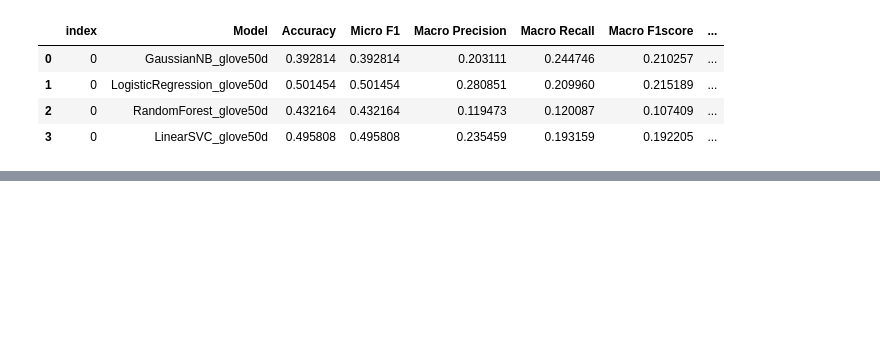
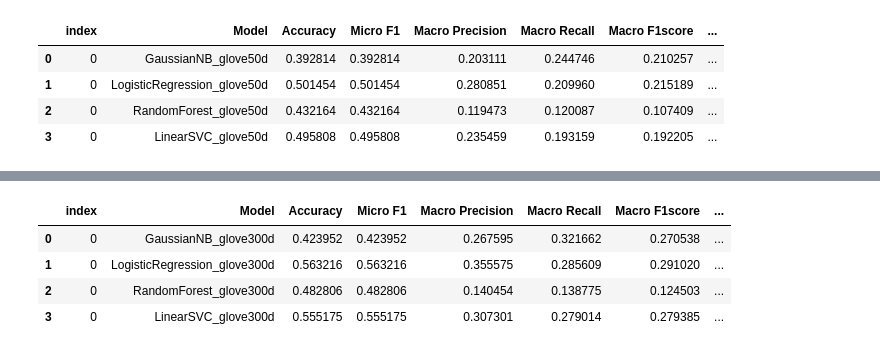
Before and after one commit to siddharthshenoy/Keywordandsum, a Jupyter notebook: ASAR.ipynb, the cells around one changed output, grey strips where cells are left out. Cells and saved outputs as stored; diff of their text form; code cells hidden in the pictures; blank space fills up the shorter version.

```diff
--- a/ASAR.ipynb
+++ b/ASAR.ipynb
@@ -661,0 +894,12 @@ results_cv_straitified_glove50d
+# %%
+# Opening Results
+with open('results_cv_straitified_glove300d.pickle', 'rb') as to_read:
+    results_cv_straitified_glove300d = pickle.load(to_read)
+# %%
+results_cv_straitified_glove300d
+# %% [output]
+|  | index | Model | Accuracy | Micro F1 | Macro Precision | Macro Recall | Macro F1score | ... |
+| 0 | 0 | GaussianNB_glove300d | 0.423952 | 0.423952 | 0.267595 | 0.321662 | 0.270538 | ... |
+| 1 | 0 | LogisticRegression_glove300d | 0.563216 | 0.563216 | 0.355575 | 0.285609 | 0.291020 | ... |
+| 2 | 0 | RandomForest_glove300d | 0.482806 | 0.482806 | 0.140454 | 0.138775 | 0.124503 | ... |
+| 3 | 0 | LinearSVC_glove300d | 0.555175 | 0.555175 | 0.307301 | 0.279014 | 0.279385 | ... |
```
Also changed, not shown: parts of 30 cells of this notebook, 3 other files.
